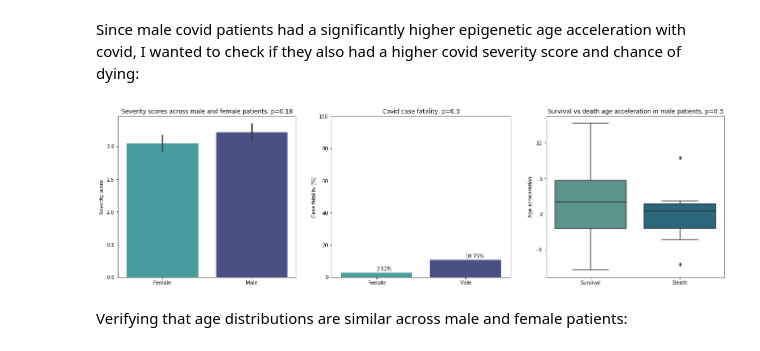
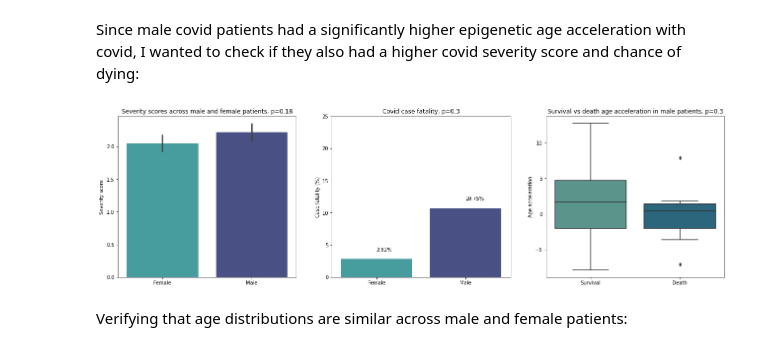
Before and after one commit to Olya-M/covid-epigenetic-age, a Jupyter notebook: preprocessing_2_and_analysis.ipynb, the cells around one changed output. Cells and saved outputs as stored; diff of their text form; code cells hidden in the pictures.

```diff
--- a/preprocessing_2_and_analysis.ipynb
+++ b/preprocessing_2_and_analysis.ipynb
@@ -317,37 +318,35 @@ death_p_f = (f_d / f_tot)*100
 m_tot = len(df_d[(df_d['Sex:ch1'] == 'Male')])
 m_d = len(df_d[(df_d['Sex:ch1'] == 'Male') & (df_d['discharged_to:ch1'] == 'Death')])
 death_p_m = (m_d / m_tot)*100
 fatality = pd.DataFrame(columns=['Case fatality (%)'],data=[death_p_f,death_p_m],index=['Female','Male'])
 fatality['Sex'] = ['Female', 'Male']
 
 
 sns.barplot(ax=axs[1], x='Sex', y='Case fatality (%)', data=fatality , ci=85, palette='mako_r')
 axs[1].set(xlabel = '')
 axs[1].set_title(('Covid case fatality, p={:.2g}').format(p_val_2))
 axs[1].text(0,4, (str(np.round(death_p_f,2)) + '%'))
 axs[1].text(1,12, (str(np.round(death_p_m,2)) + '%'))
-axs[1].set(ylim=(0, 100))
-
-
+axs[1].set(ylim=(0, 25))
 
 
 
 # plot 3
 df_d = data_temp[(data_temp['Sex:ch1'] == 'Male')].copy()
 survived = df_d['diffs'][(df_d['discharged_to:ch1'] != 'Death')]
 died = df_d['diffs'][(df_d['discharged_to:ch1'] == 'Death')]
 p_val_2 = stats.ttest_ind(survived, died).pvalue
 sns.boxplot(ax=axs[2], x=df_d['discharged_to:ch1'][df_d['covid_status:ch1'] == 'positive'],
             y=df_d['diffs'][df_d['covid_status:ch1'] == 'positive'],
             order = ['Survival','Death'],
             palette='crest'
            )
 axs[2].set(xlabel = '', ylabel='Age acceleration')
 axs[2].set_title(('Survival vs death age acceleration in male patients, p={:.2g}').format(p_val_2))
 
 _ = plt.plot()
 # %% [output]
-[figure, old version]
+[figure, new version]
 # %% [markdown]
 Verifying that age distributions are similar across male and female patients:
 # %%
```
Also changed, not shown: parts of 1 cell of this notebook.
